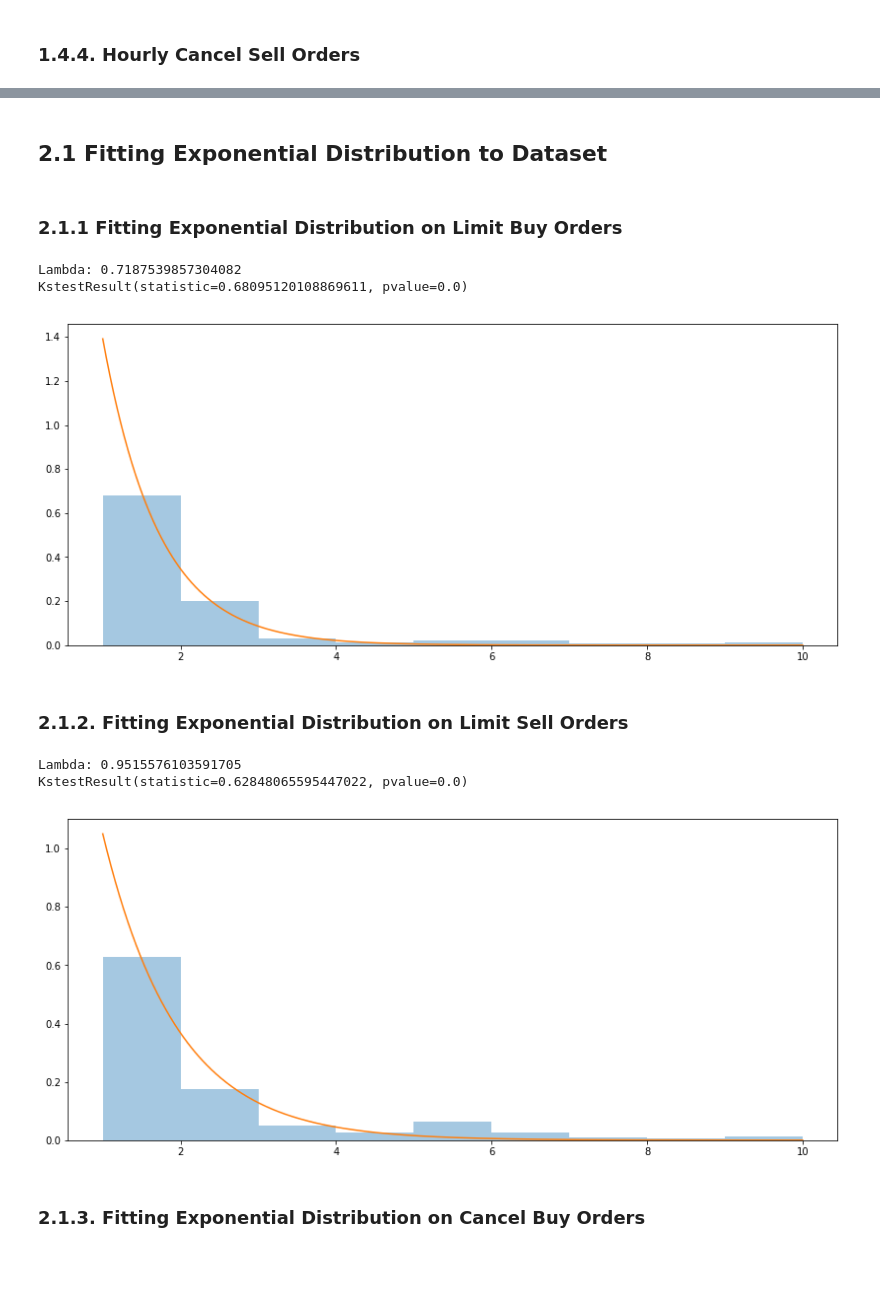
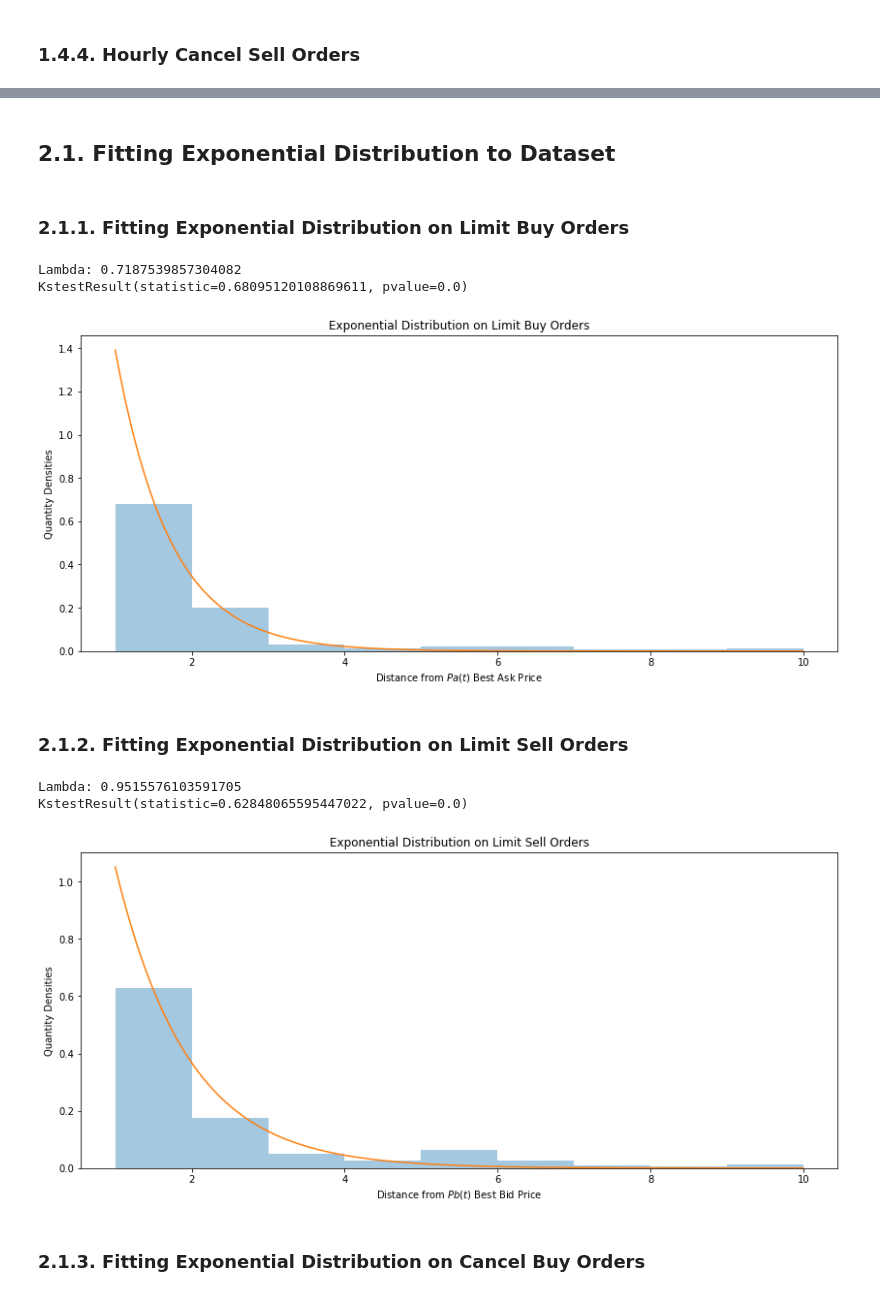
Before and after one commit to beratbrok/Itch, a Jupyter notebook: Order Features.ipynb, the cells around one changed output, grey strips where cells are left out. Saved outputs shown, nothing was run; the diff lists cells and outputs as text; code cells hidden in the pictures; blank space fills up the shorter version.

Commit message:
Data explanations added

```diff
--- a/Order Features.ipynb
+++ b/Order Features.ipynb
@@ -250,14 +266,22 @@ def normalizer(data, cancel, min_val, max_val):
 
     return count_list
 # %% [markdown]
-## 2.1 Fitting Exponential Distribution to Dataset
+## 2.1. Fitting Exponential Distribution to Dataset
 # %%
-def fit_exp_dist_and_test(data, cancel):
+def fit_exp_dist_and_test(data, cancel, buyOrSell, title):
 
     ks = data[1:10]
     data = normalizer(data, cancel, 1, 10)
 
+    price = '$Pb(t)$ Best Bid Price'
+
+    if buyOrSell:
+        price = '$Pa(t)$ Best Ask Price'
+
     plt.hist(data, normed=True, bins=range(1, 11), alpha=0.4)
+    plt.xlabel('Distance from ' + price)
+    plt.title(title)
+    plt.ylabel('Quantity Densities')
     params = stats.expon.fit(data)
 
     x = np.linspace(1, 10, len(data))
@@ -269,21 +293,23 @@ def fit_exp_dist_and_test(data, cancel):
     np.random.seed(987654321)
     print(stats.kstest(data, 'expon', args=params))
 # %% [markdown]
-### 2.1.1 Fitting Exponential Distribution on Limit Buy Orders
+### 2.1.1. Fitting Exponential Distribution on Limit Buy Orders
 # %%
-fit_exp_dist_and_test(orderFeatures['lambdasForLimitBuyOrder'], False)
+fit_exp_dist_and_test(orderFeatures['lambdasForLimitBuyOrder'], False,
+                      True, 'Exponential Distribution on Limit Buy Orders')
 # %% [output]
 Lambda: 0.7187539857304082
 KstestResult(statistic=0.68095120108869611, pvalue=0.0)
-[figure, old version]
+[figure, new version]
 # %% [markdown]
 ### 2.1.2. Fitting Exponential Distribution on Limit Sell Orders
 # %%
-fit_exp_dist_and_test(orderFeatures['lambdasForLimitSellOrder'], False)
+fit_exp_dist_and_test(orderFeatures['lambdasForLimitSellOrder'], False,
+                     False, 'Exponential Distribution on Limit Sell Orders')
 # %% [output]
 Lambda: 0.9515576103591705
 KstestResult(statistic=0.62848065595447022, pvalue=0.0)
-[figure, old version]
+[figure, new version]
 # %% [markdown]
 ### 2.1.3. Fitting Exponential Distribution on Cancel Buy Orders
 # %%
```
Also changed, not shown: parts of 131 cells of this notebook.
